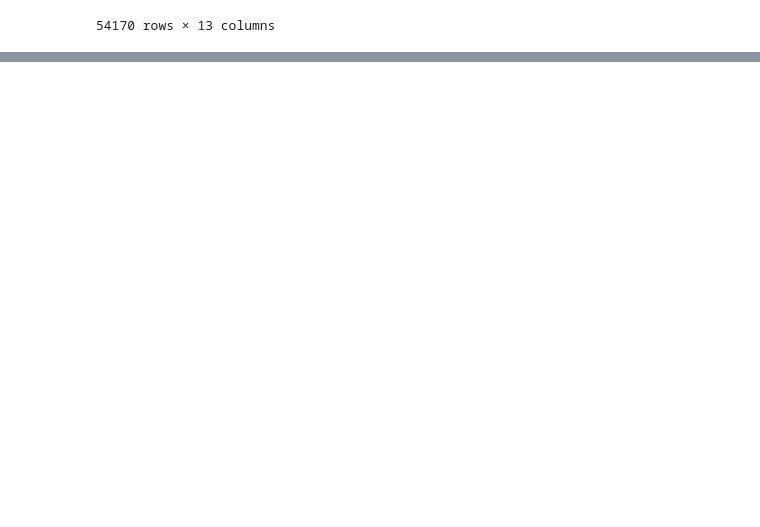
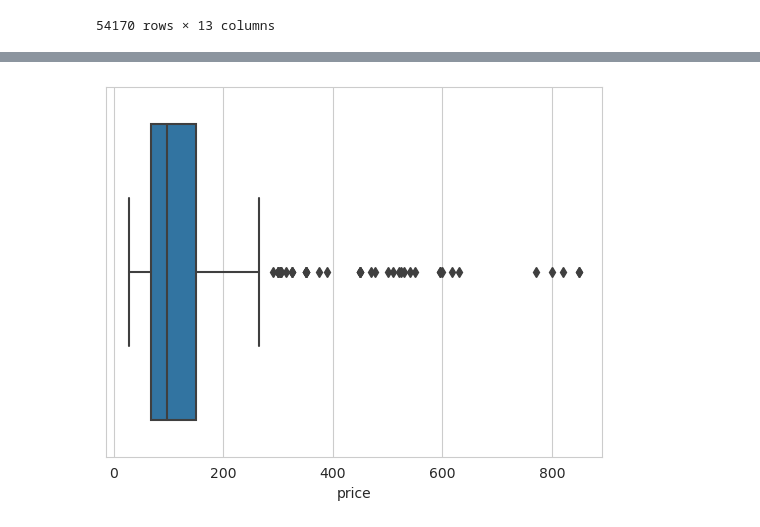
Before and after one commit to AstinSeverino/Wine-, a Jupyter notebook: wine.ipynb, the cells around one changed output, grey strips where cells are left out. Drawn from its saved outputs; the diff is of its cells as text; code cells hidden in the pictures; blank space fills up the shorter version.

```diff
--- a/wine.ipynb
+++ b/wine.ipynb
@@ -297,0 +359,11 @@ wine
+# %%
+wineA=wine[wine['category'] == 'A']
+(
+    wineA.price.mean(),
+    wineA.price.mode(),
+    wineA.price.median(),
+    wineA.price.min(),
+    wineA.price.max(),
+    wineA.price.std(),
+    wineA.price.quantile([0.25,0.75])
+)
@@ -297,0 +381,9 @@ wine
+# %%
+(
+    sns.boxplot(
+    data= wineA,
+    x='price'
+    )
+);
+# %% [output]
+[figure, added]
```
Also changed, not shown: parts of 12 cells of this notebook.
